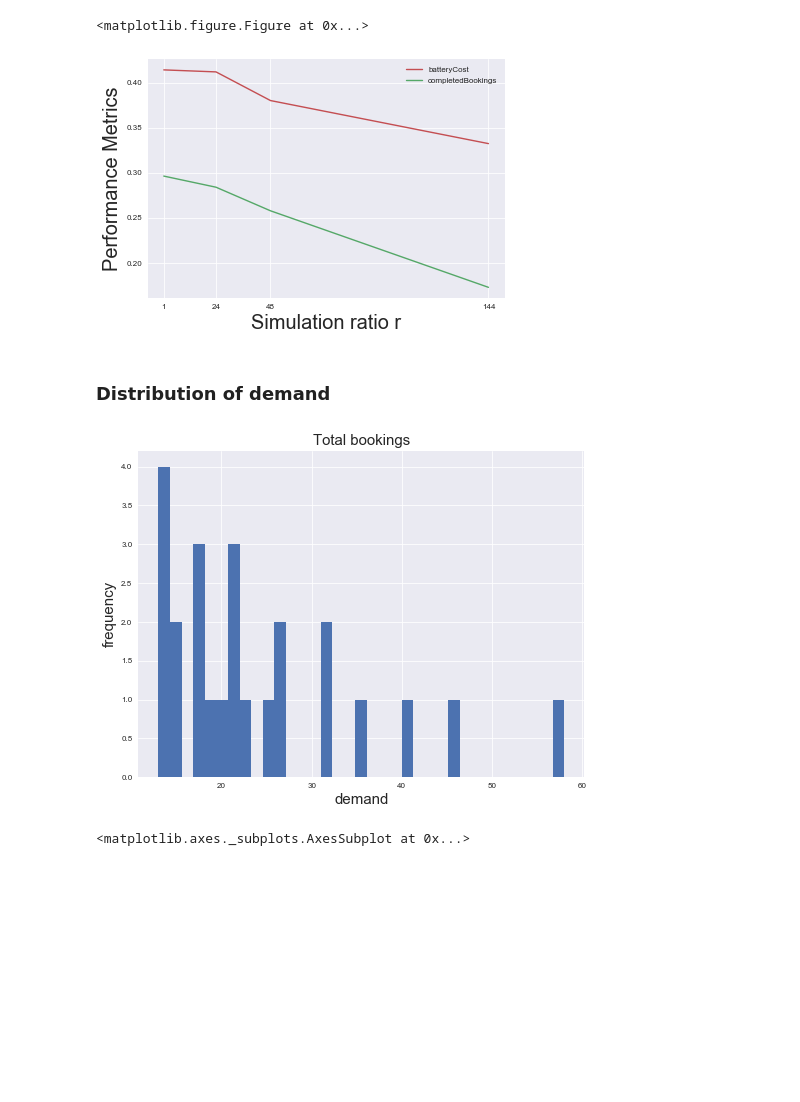
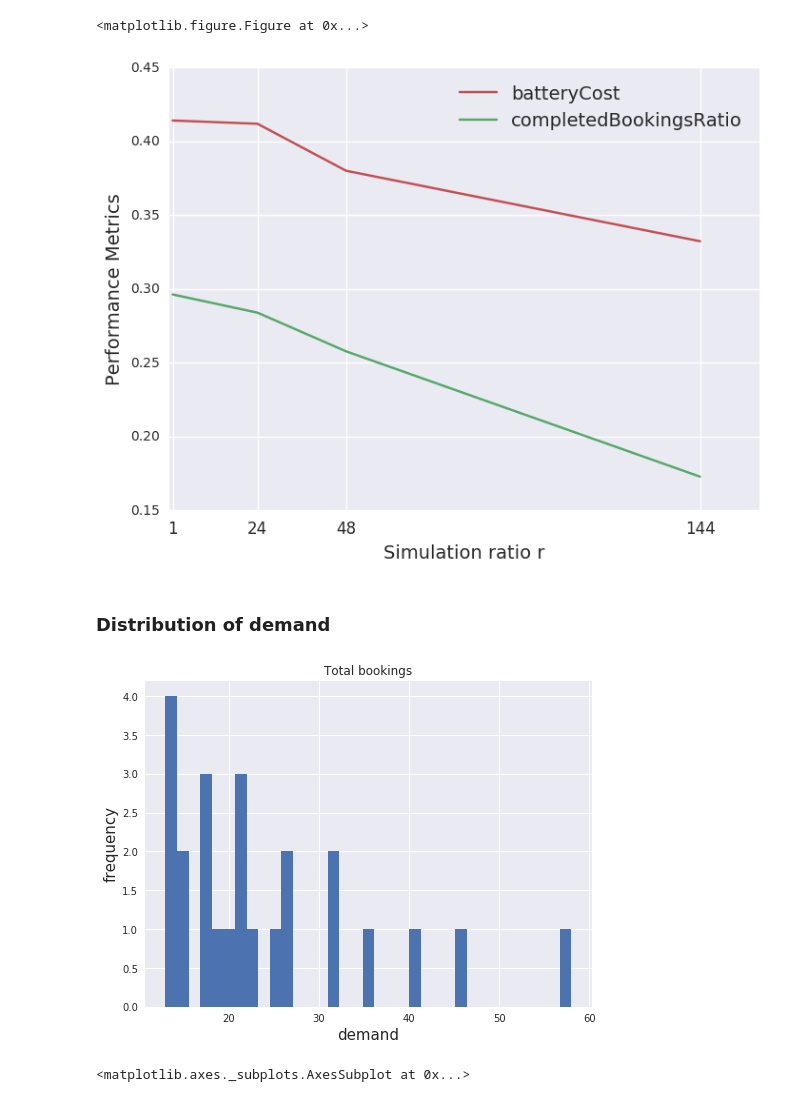
Before and after one commit to paeby/masterThesis, a Jupyter notebook: Analysis/optimal number of vehicles/Demand vs number of vehicles analysis.ipynb, the cells around one changed output. Saved outputs shown, nothing was run; the diff lists cells and outputs as text; code cells hidden in the pictures; blank space fills up the shorter version.

```diff
--- a/Analysis/optimal number of vehicles/Demand vs number of vehicles analysis.ipynb
+++ b/Analysis/optimal number of vehicles/Demand vs number of vehicles analysis.ipynb
@@ -6,9 +6,6 @@ import pandas as pd
 import matplotlib.pyplot as pp
 import matplotlib.pyplot as plt
 import matplotlib
-import matplotlib.pylab as pylab
-
-
 from pandas.tools.plotting import table
 import math
 import seaborn as sns
@@ -19,10 +16,10 @@ warnings.filterwarnings('ignore')
 pd.options.mode.chained_assignment = None
 palette = sns.color_palette()
 font = {'family' : 'normal',
-        'size'   : 22}
+        'size'   : 20}
 
 matplotlib.rc('font', **font)
-label_size = 15
+label_size = 12
 matplotlib.rcParams['xtick.labelsize'] = label_size
 # %%
 import seaborn
@@ -161,5 +216,6 @@ pp.savefig("batteryparam",bbox_inches='tight')
 # %%
 sns.set_context("paper", rc={"font.size":20,"axes.titlesize":15,"axes.labelsize":20})
+sns.set(font_scale = 1.5)
 g = sns.pointplot(x="type", y="completedBookingsPercentage", data=optimal, label = "Battery",legend=True)
 h = sns.pointplot(x="type", y="completedBookingsLess6", data=optimal, label = "Battery",legend=True,color = palette[1])
 h = sns.pointplot(x="type", y="averageLoadFactor", data=optimal, label = "Battery",legend=True,color = palette[2])
@@ -173,6 +229,6 @@ red_patch2 = mpatches.Patch(color=palette[2], label='Average Load Factor')
 red_patch3 = mpatches.Patch(color=palette[1], label='Completed Bookings < 6min')
 
 
-pp.legend(handles=[red_patch,red_patch2,red_patch3],loc='upper right', bbox_to_anchor=(1.65, 1),prop={'size': 20})
+pp.legend(handles=[red_patch,red_patch2,red_patch3],loc='upper right', bbox_to_anchor=(1.65, 1))
 pp.savefig("batteryparambatt",bbox_inches='tight')
 # %% [output]
@@ -292,17 +352,18 @@ pp.figure(figsize=(10,12))
 <matplotlib.figure.Figure at 0x...>
 <matplotlib.figure.Figure at 0x...>
 # %%
+pp.figure(figsize=(8,6))
 pp.plot(avgstab.index, avgstab['totalEnergy'], color = palette[2], label='batteryCost');
-pp.plot(avgstab.index, avgstab['completedBookingsPercentage'], color = palette[1], label='completedBookings');
+pp.plot(avgstab.index, avgstab['completedBookingsPercentage'], color = palette[1], label='completedBookingsRatio');
 #pp.plot(vehicles, performances.groupby('vehicles').mean()['score'], color = palette[0], label='Average journey time');
-pp.legend(loc=1)
+pp.legend(loc=1,fontsize=14)
 pp.xticks([1,24,48,144])
-pp.xlabel("Simulation ratio r")
-pp.ylabel("Performance Metrics")
+pp.xlabel("Simulation ratio r",fontsize=14)
+pp.ylabel("Performance Metrics",fontsize=14)
 #pp.title("Average costs")
-pp.savefig('stability.png')
+pp.savefig('stability.pdf')
 # %% [output]
-[figure, old version]
+[figure, new version]
 # %% [markdown]
 ### Distribution of demand
 # %%
@@ -313,7 +374,7 @@ fig[0][0].set_xlabel("demand",fontsize=15)
 fig[0][0].set_ylabel("frequency",fontsize=15)
 pp.savefig("demand_freq")
 # %% [output]
-[figure, old version]
+[figure, new version]
 # %%
 fig[0][0]
 # %% [output]
```
Also changed, not shown: parts of 82 cells of this notebook, 10 other files.
